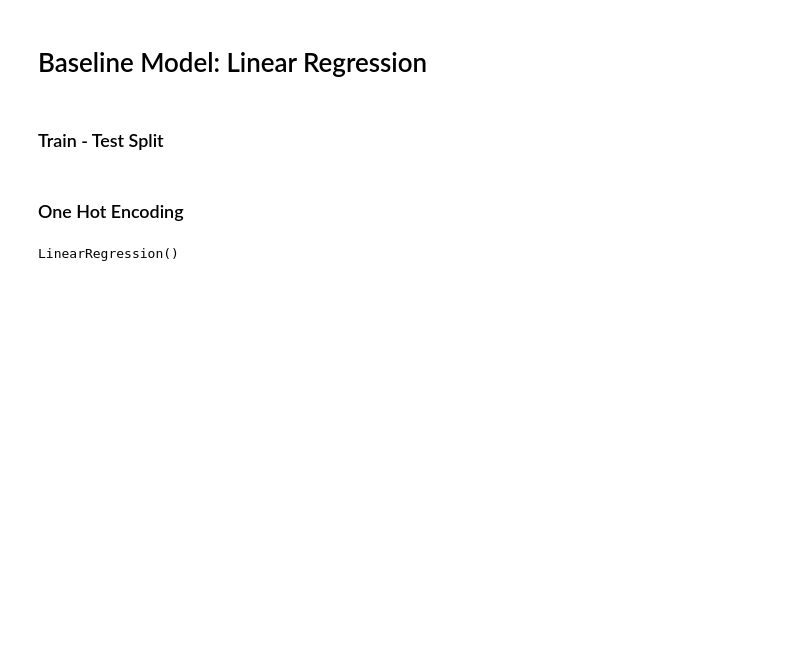
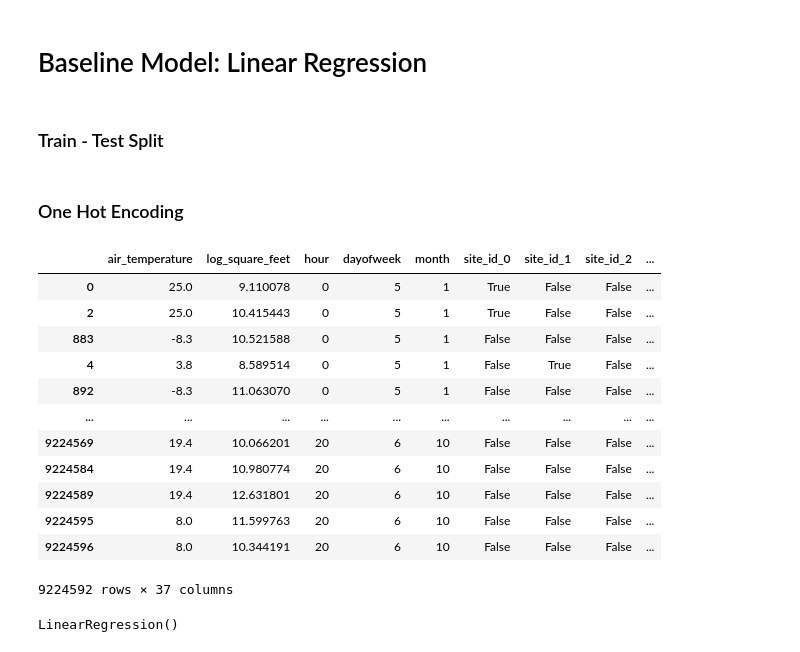
Before and after one commit to goksu-uzunturk/DI502_ElectricityPrediction, a Jupyter notebook: notebooks/TrainBaselineModel.ipynb, the cells around one changed output. Drawn from its saved outputs; the diff is of its cells as text; code cells hidden in the pictures; blank space fills up the shorter version.

```diff
--- a/notebooks/TrainBaselineModel.ipynb
+++ b/notebooks/TrainBaselineModel.ipynb
@@ -226,6 +543,22 @@ categorical_features = ["site_id","primary_use"]
 # %%
 X_train = pd.get_dummies(X_train, columns=categorical_features)
 X_test = pd.get_dummies(X_test, columns=categorical_features )
+# %%
+X_train
+# %% [output]
+|  | air_temperature | log_square_feet | hour | dayofweek | month | site_id_0 | site_id_1 | site_id_2 | ... |
+| 0 | 25.0 | 9.110078 | 0 | 5 | 1 | True | False | False | ... |
+| 2 | 25.0 | 10.415443 | 0 | 5 | 1 | True | False | False | ... |
+| 883 | -8.3 | 10.521588 | 0 | 5 | 1 | False | False | False | ... |
+| 4 | 3.8 | 8.589514 | 0 | 5 | 1 | False | True | False | ... |
+| 892 | -8.3 | 11.063070 | 0 | 5 | 1 | False | False | False | ... |
+| ... | ... | ... | ... | ... | ... | ... | ... | ... | ... |
+| 9224569 | 19.4 | 10.066201 | 20 | 6 | 10 | False | False | False | ... |
+| 9224584 | 19.4 | 10.980774 | 20 | 6 | 10 | False | False | False | ... |
+| 9224589 | 19.4 | 12.631801 | 20 | 6 | 10 | False | False | False | ... |
+| 9224595 | 8.0 | 11.599763 | 20 | 6 | 10 | False | False | False | ... |
+| 9224596 | 8.0 | 10.344191 | 20 | 6 | 10 | False | False | False | ... |
+9224592 rows × 37 columns
 # %%
 LR = LinearRegression()
 LR.fit(X_train,y_train)
```
Also changed, not shown: parts of 27 cells of this notebook, 1 other file.
